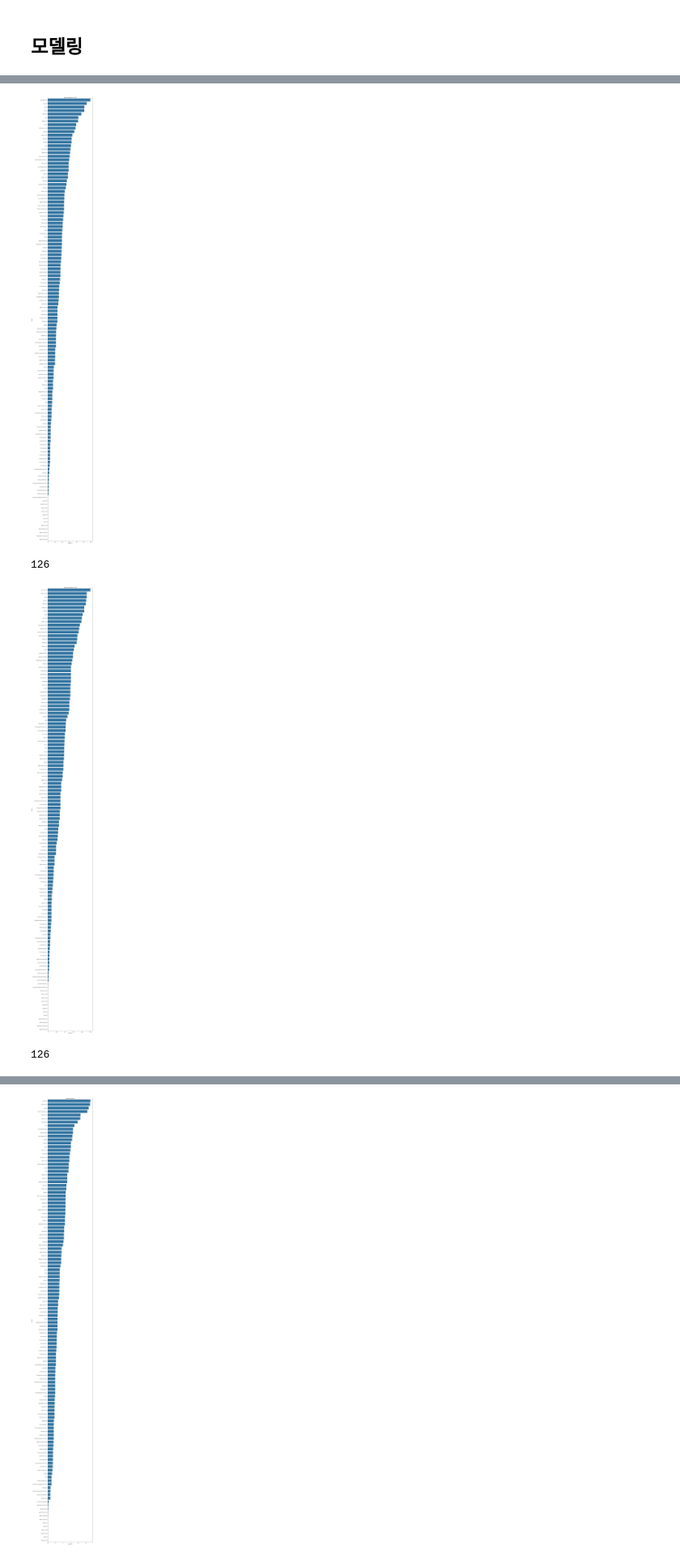
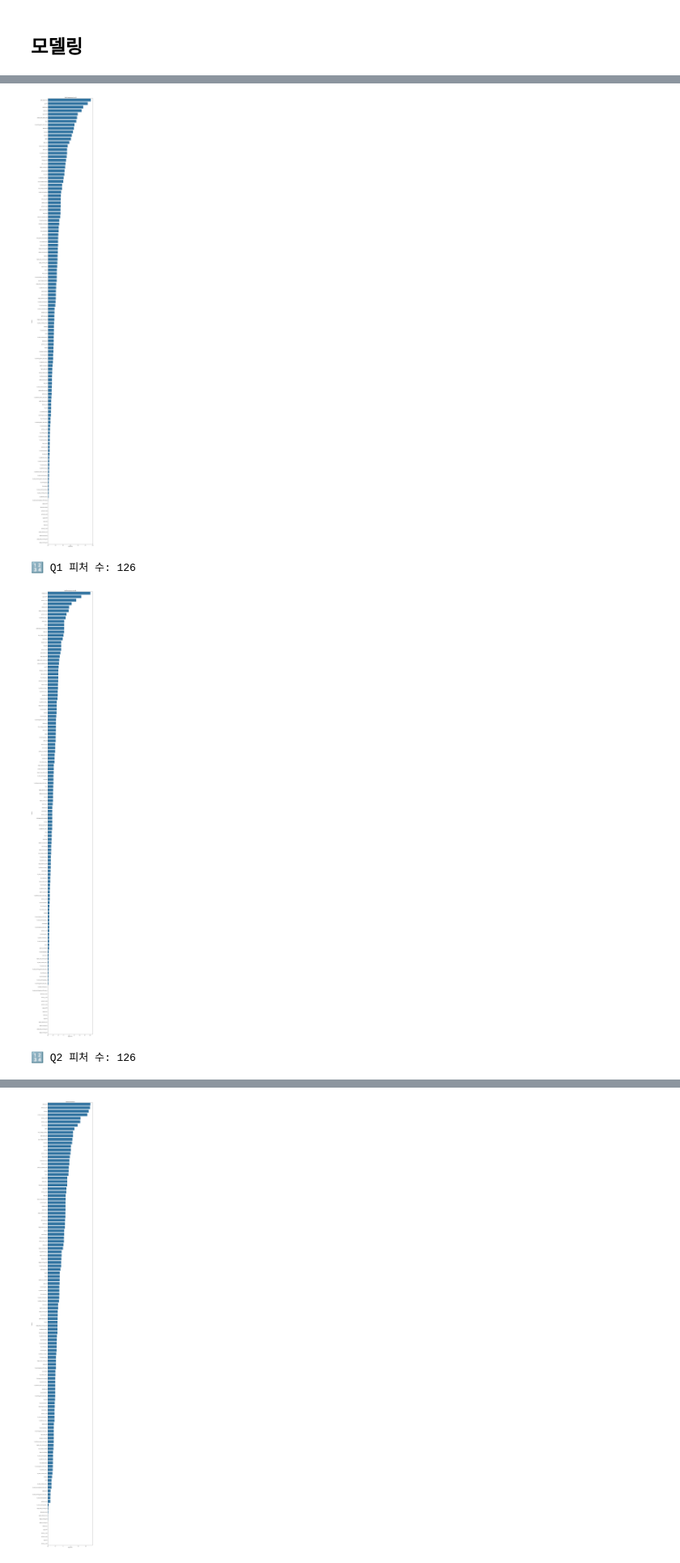
Before and after one commit to benny4421/ETRI_Lifelog, a Jupyter notebook: 베이스_라인_[public__0_55813].ipynb, the cells around one changed output, grey strips where cells are left out. Shown at 81% size. Cells and saved outputs as stored; diff of their text form; code cells hidden in the pictures.

Commit message:
다중분류 - 캣부스트, feature importance 120. 이진분류 - lgbm, shap 90

```diff
--- a/베이스_라인_[public__0_55813].ipynb
+++ b/베이스_라인_[public__0_55813].ipynb
@@ -705,40 +704,60 @@ for col in targets_binary:
     y = train_df[col]
     model = LGBMClassifier(**common_params, class_weight='balanced')
     model.fit(X, y)
     binary_preds[col] = model.predict(test_X)  # 🔥 확률X, 클래스 직접 예측
 
-    #피처 찍어보기 코드(Q1 Q2 Q3 S2 S3)
+    # #피처 찍어보기 코드(Q1 Q2 Q3 S2 S3)
+    # feature_importance_df = pd.DataFrame({
+    #   'feature': X.columns,
+    #   'importance': model.feature_importances_
+    # }).sort_values('importance', ascending=False)
+
+    # # 시각화
+    # plt.figure(figsize=(10, 100))
+    # sns.barplot(x='importance', y='feature', data=feature_importance_df)
+    # plt.title(f'Feature Importance for {col}')
+    # all_feature_importances[col] = feature_importance_df
+    # plt.show()
+
+    # #피처 개수 세어보기
+    # print(len(X.columns))
+
+    # ✅ SHAP으로 피처 중요도 계산
+    explainer = shap.TreeExplainer(model)
+    shap_values = explainer.shap_values(X)
+    shap_importance = np.abs(shap_values).mean(axis=0)  # class 1 기준
+
     feature_importance_df = pd.DataFrame({
-      'feature': X.columns,
-      'importance': model.feature_importances_
+        'feature': X.columns,
+        'importance': shap_importance
     }).sort_values('importance', ascending=False)
 
     # 시각화
     plt.figure(figsize=(10, 100))
     sns.barplot(x='importance', y='feature', data=feature_importance_df)
-    plt.title(f'Feature Importance for {col}')
+    plt.title(f'SHAP Importance for {col}')
     all_feature_importances[col] = feature_importance_df
     plt.show()
 
-    #피처 개수 세어보기
-    print(len(X.columns))
+    print(f"🔢 {col} 피처 수: {len(X.columns)}")
+
 
 #다중 분류 학습
 y_multi = train_df['S1']
 model_s1 = CatBoostClassifier(
     iterations=1000,
     learning_rate=0.03,
     depth=6,
     loss_function='MultiClass',
     random_seed=42,
     verbose=100,
     task_type='CPU'  # 없으면 CPU로 변경 가능
 )
 
 model_s1.fit(X, y_multi)
 multiclass_pred = model_s1.predict(test_X).flatten()
 # %% [output]
-[figure, old version]
+[figure, new version]
-126
+🔢 Q1 피처 수: 126
-[figure, old version]
+[figure, new version]
-126
+🔢 Q2 피처 수: 126
```
Also changed, not shown: parts of 8 cells of this notebook.
